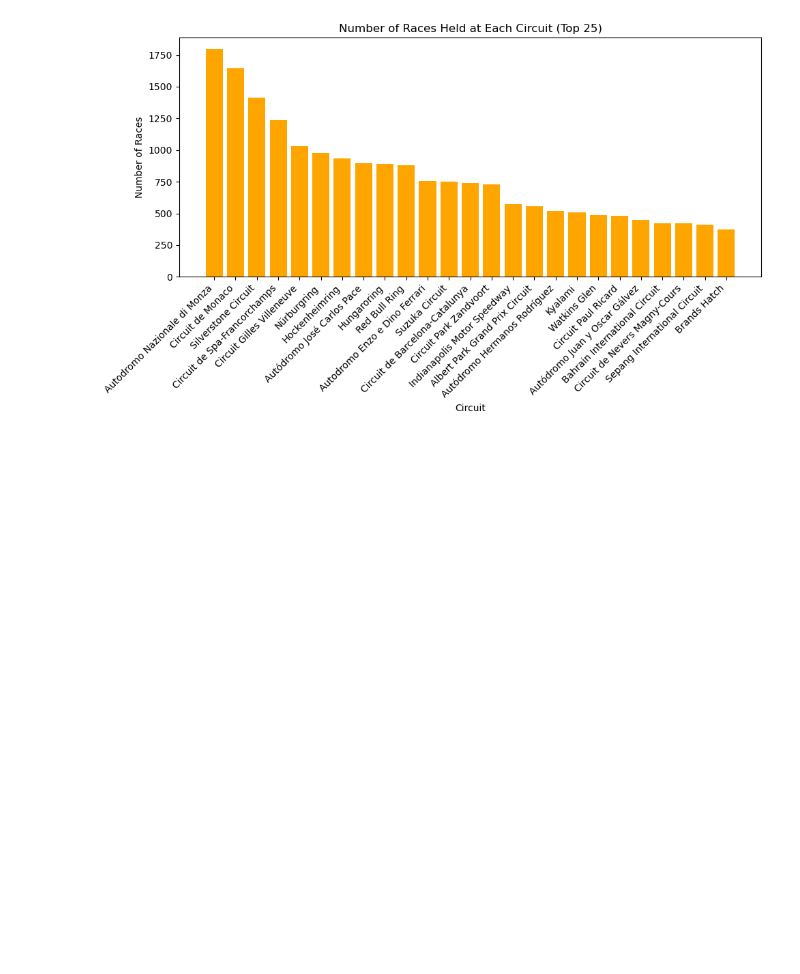
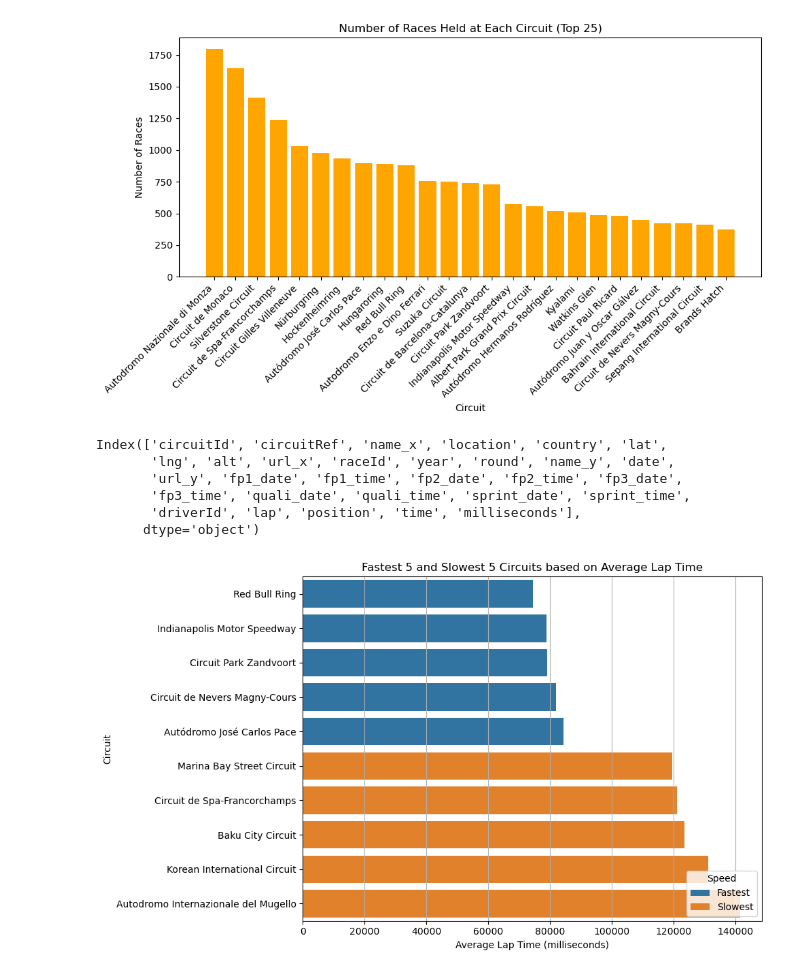
Before and after one commit to code-with-aneesh/F1_Analysis, a Jupyter notebook: drivers_analysis.ipynb, the cells around one changed output. Drawn from its saved outputs; the diff is of its cells as text; code cells hidden in the pictures; blank space fills up the shorter version.

Commit message:
Added Fastest and Slowest Circuits

```diff
--- a/drivers_analysis.ipynb
+++ b/drivers_analysis.ipynb
@@ -43,3 +43,6 @@ qualifying.head()
 | 2 | 3 | 18 | 5 | 1 | 23 | 3 | 1:25.664 | 1:25.452 | 1:27.079 |
 | 3 | 4 | 18 | 13 | 6 | 2 | 4 | 1:25.994 | 1:25.691 | 1:27.178 |
 | 4 | 5 | 18 | 2 | 2 | 3 | 5 | 1:25.960 | 1:25.518 | 1:27.236 |
+# %%
+lap_times = pd.read_csv('data/lap_times.csv')
+lap_times.head()
@@ -165,3 +175,52 @@ plt.show()
 # %% [output]
 [figure]
 [figure]
+# %%
+# Correct the merge operation
+merged_races_laptimes_circuits = circuits.merge(
+    races.merge(lap_times, on="raceId", how="left"), how="left", on="circuitId"
+)
+merged_races_laptimes_circuits.columns
+# %% [output]
+Index(['circuitId', 'circuitRef', 'name_x', 'location', 'country', 'lat',
+       'lng', 'alt', 'url_x', 'raceId', 'year', 'round', 'name_y', 'date',
+       'url_y', 'fp1_date', 'fp1_time', 'fp2_date', 'fp2_time', 'fp3_date',
+       'fp3_time', 'quali_date', 'quali_time', 'sprint_date', 'sprint_time',
+       'driverId', 'lap', 'position', 'time', 'milliseconds'],
+      dtype='object')
+# %%
+average_lap_times = (
+    merged_races_laptimes_circuits.groupby("circuitId")["milliseconds"]
+    .mean()
+    .reset_index()
+)
+
+average_lap_times = average_lap_times.merge(
+    circuits[["circuitId", "name"]], on="circuitId"
+)
+
+average_lap_times = average_lap_times.sort_values(by="milliseconds")
+
+average_lap_times = average_lap_times.dropna()
+
+fastest_5 = average_lap_times.head(5)
+slowest_5 = average_lap_times.tail(5)
+
+combined = pd.concat(
+    [fastest_5.assign(speed="Fastest"), slowest_5.assign(speed="Slowest")]
+)
+
+plt.figure(figsize=(10, 6))
+
+sns.barplot(x="milliseconds", y="name", data=combined, hue="speed", dodge=False)
+
+plt.xlabel("Average Lap Time (milliseconds)")
+plt.ylabel("Circuit")
+plt.title("Fastest 5 and Slowest 5 Circuits based on Average Lap Time")
+plt.legend(title="Speed", loc="lower right")
+plt.grid(axis="x")
+
+plt.tight_layout()
+plt.show()
+# %% [output]
+[figure, added]
```
Also changed, not shown: parts of 1 cell of this notebook, 1 other file.
